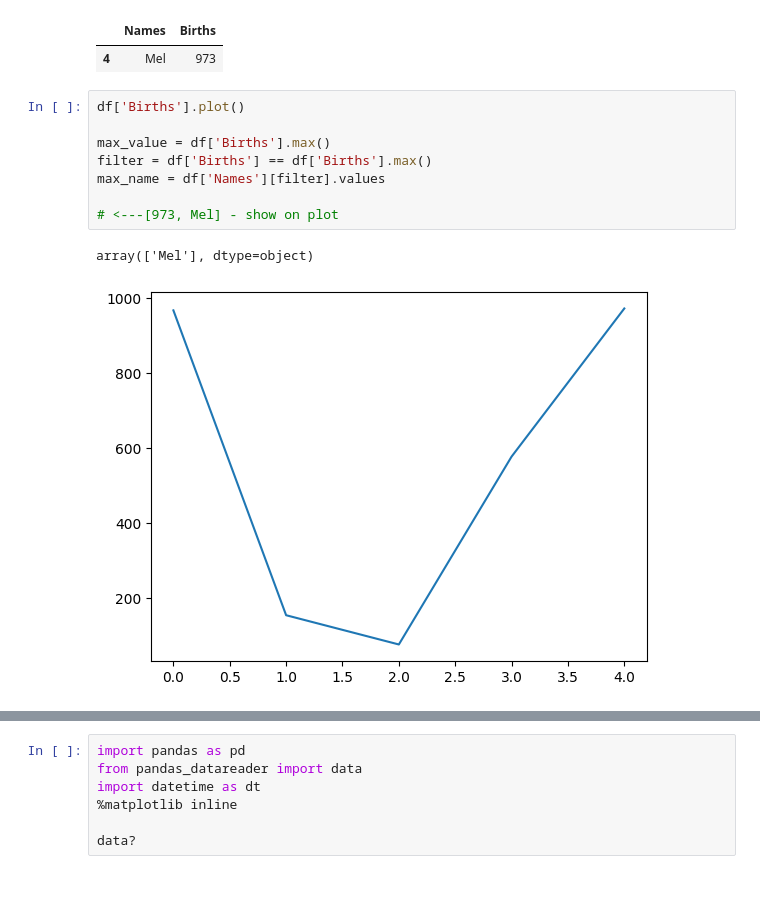
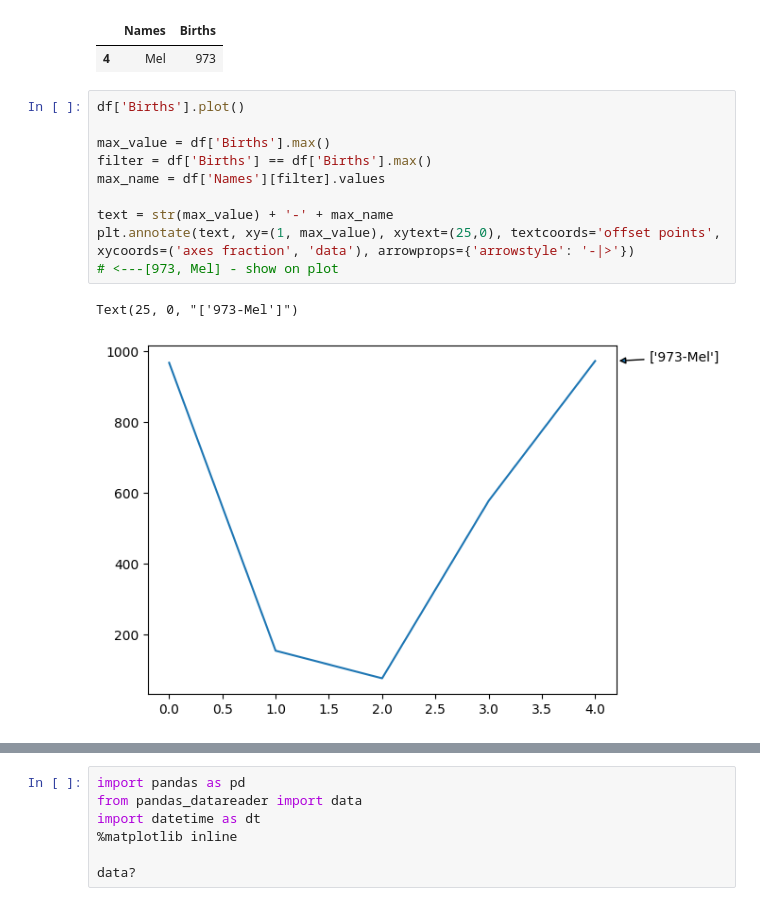
Before and after one commit to Data-Engineer-Course-Materials/big-data-02-2024, a Jupyter notebook: pandas_examples.ipynb, the cells around one changed output, grey strips where cells are left out. Cells and saved outputs as stored; diff of their text form.

```diff
--- a/pandas_examples.ipynb
+++ b/pandas_examples.ipynb
@@ -155,11 +155,13 @@ sorted.head(1)
 # %%
 df['Births'].plot()
 
 max_value = df['Births'].max()
 filter = df['Births'] == df['Births'].max()
 max_name = df['Names'][filter].values
 
+text = str(max_value) + '-' + max_name
+plt.annotate(text, xy=(1, max_value), xytext=(25,0), textcoords='offset points', xycoords=('axes fraction', 'data'), arrowprops={'arrowstyle': '-|>'})
 # <---[973, Mel] - show on plot
 # %% [output]
-array(['Mel'], dtype=object)
+Text(25, 0, "['973-Mel']")
-[figure, old version]
+[figure, new version]
```
Also changed, not shown: parts of 13 cells of this notebook.
